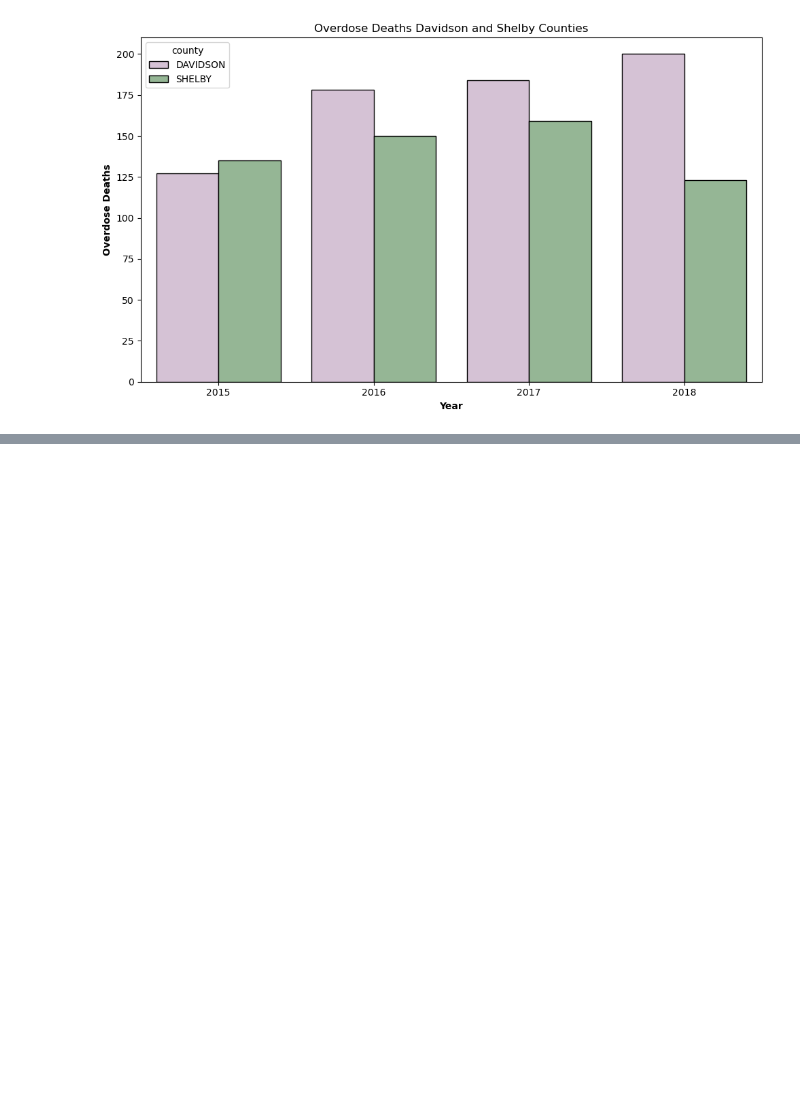
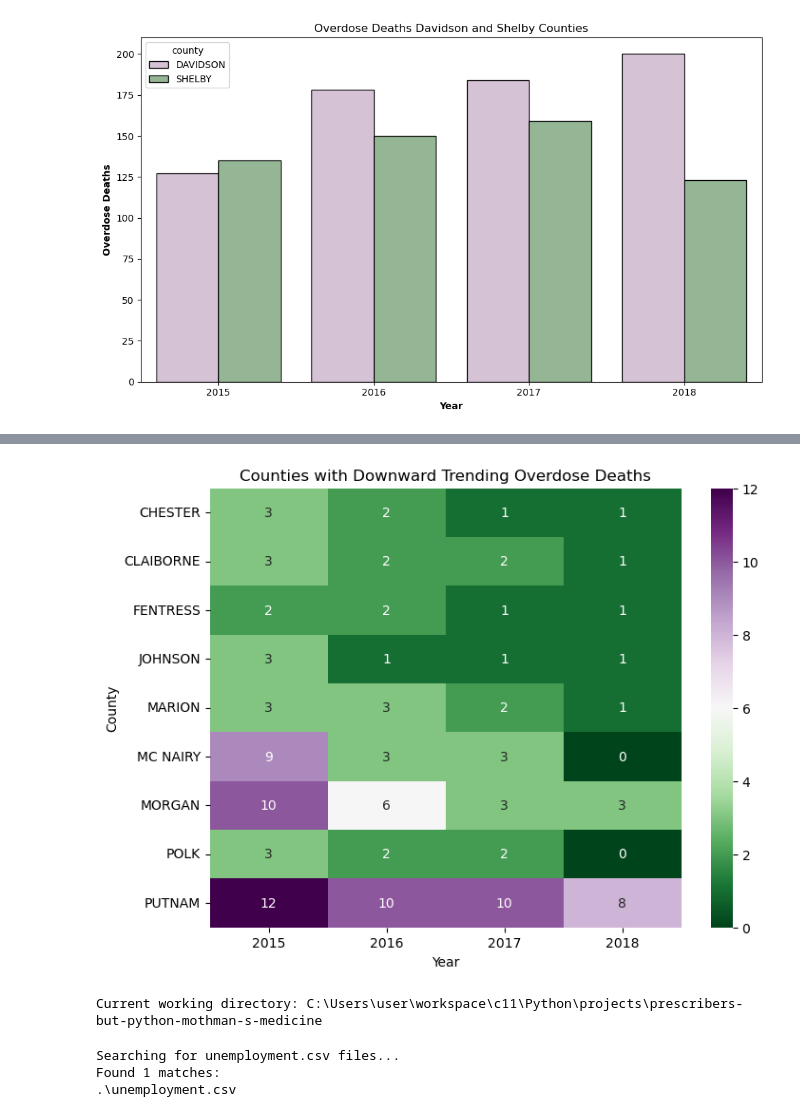
Before and after one commit to NewForce-Cohort-11-Data/prescribers-but-python-mothman-s-medicine, a Jupyter notebook: mothmans_meds_MH.ipynb, the cells around one changed output, grey strips where cells are left out. Cells and saved outputs as stored; diff of their text form; code cells hidden in the pictures; blank space fills up the shorter version.

```diff
--- a/mothmans_meds_MH.ipynb
+++ b/mothmans_meds_MH.ipynb
@@ -150,3 +159,36 @@ plt.tight_layout()
 plt.show()
 # %% [output]
 [figure]
+# %%
+odquery = '''WITH info AS (
+  SELECT
+    fc.fipscounty AS fips,
+    fc.county,
+    fc.state,
+    d.year::int AS year,
+    d.overdose_deaths::numeric AS deaths
+  FROM overdose_deaths AS d
+  JOIN fips_county AS fc
+    ON fc.fipscounty = CAST(d.fipscounty AS VARCHAR)
+),
+counts AS (
+  SELECT
+    fips, county, state,
+    SUM(deaths) FILTER (WHERE year = 2015) AS y2015,
+    SUM(deaths) FILTER (WHERE year = 2016) AS y2016,
+    SUM(deaths) FILTER (WHERE year = 2017) AS y2017,
+    SUM(deaths) FILTER (WHERE year = 2018) AS y2018
+  FROM info
+  GROUP BY fips, county, state
+)
+SELECT county, state, y2015, y2016, y2017, y2018
+FROM counts
+WHERE y2015 IS NOT NULL AND y2016 IS NOT NULL AND y2017 IS NOT NULL AND y2018 IS NOT NULL
+  AND  y2015 >= y2016 AND y2016 >= y2017 AND y2017 >= y2018 AND NOT (y2015 = y2016 AND y2016 = y2017 AND y2017 = y2018)
+
+ORDER BY county, state'''
+# %%
+with engine.connect() as connection:
+    od_down_trend = pd.read_sql(text(odquery), con = connection)
+
+print(od_down_trend)
@@ -152,0 +206,13 @@ plt.show()
+# %%
+df_heat = od_down_trend.set_index('county')[['y2015', 'y2016', 'y2017', 'y2018']]
+df_heat.columns = [col.replace('y', '') for col in df_heat.columns]
+
+# Plot heatmap
+plt.figure(figsize=(8,6))
+sns.heatmap(df_heat, annot=True, cmap='PRGn_r')
+plt.title("Counties with Downward Trending Overdose Deaths")
+plt.xlabel("Year")
+plt.ylabel("County")
+plt.show()
+# %% [output]
+[figure, added]
@@ -152,0 +223,19 @@ plt.show()
+# %%
+print(f"Current working directory: {os.getcwd()}")
+# %% [output]
+Current working directory: C:\Users\user\workspace\c11\Python\projects\prescribers-but-python-mothman-s-medicine
+# %%
+print("Searching for unemployment.csv files...")
+matches = []
+for root, dirnames, filenames in os.walk('.'):
+    for filename in filenames:
+        if filename == 'unemployment.csv':
+            matches.append(os.path.join(root, filename))
+
+print(f"Found {len(matches)} matches:")
+for match in matches:
+    print(match)
+# %% [output]
+Searching for unemployment.csv files...
+Found 1 matches:
+.\unemployment.csv
```
Also changed, not shown: parts of 33 cells of this notebook, 5 other files.
